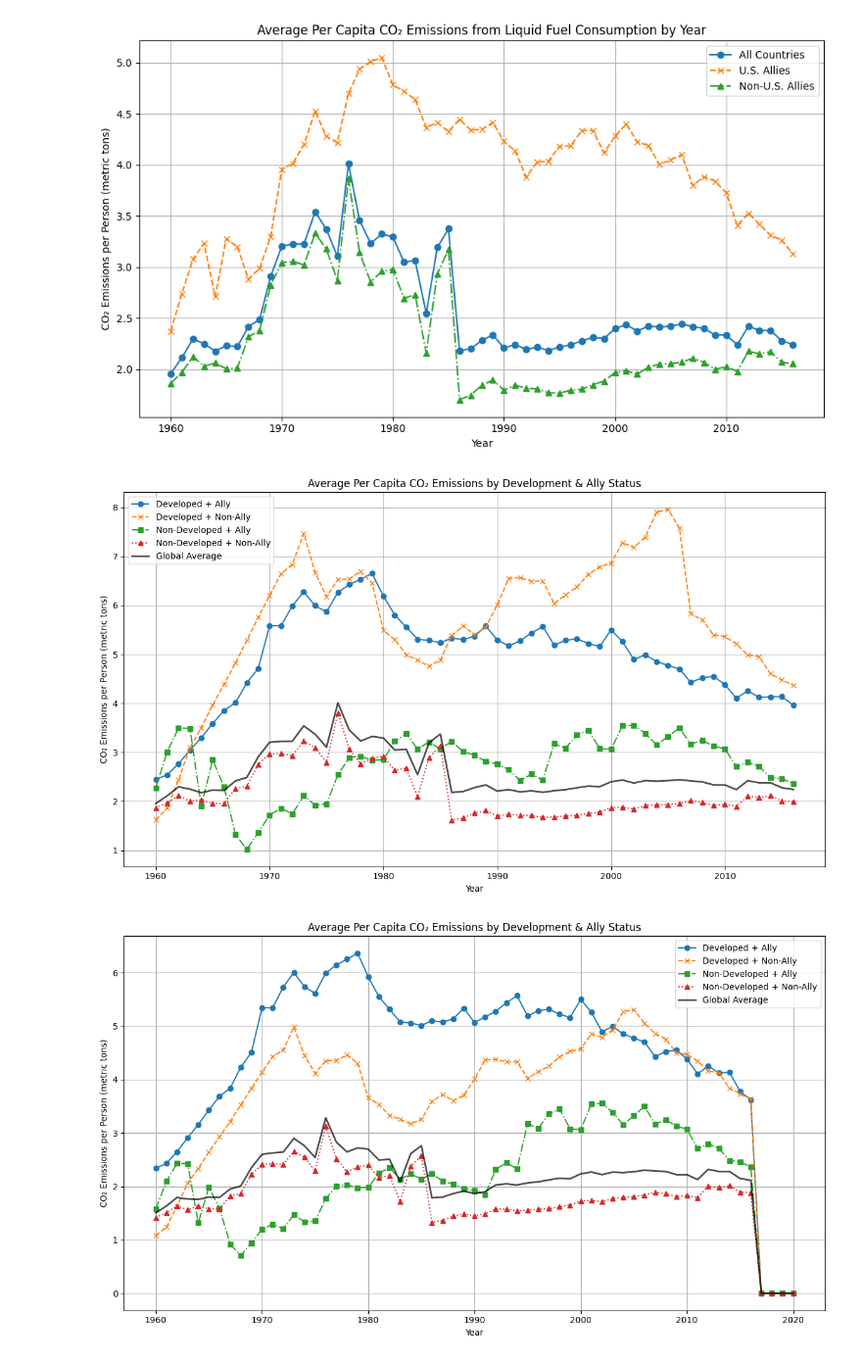
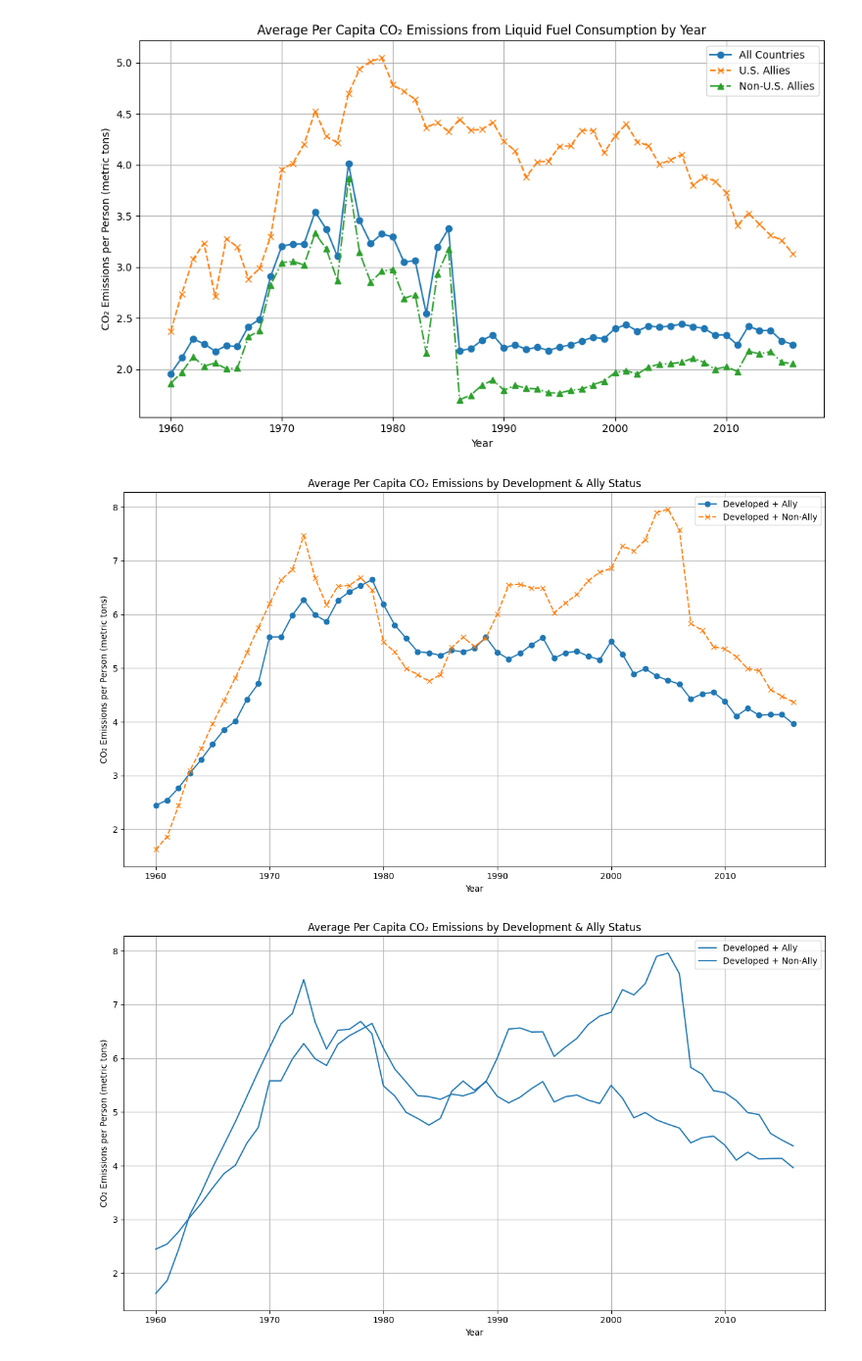
Before and after one commit to SriSupratikTalari/project2, a Jupyter notebook: climate.ipynb, the cells around one changed output. Shown at 98% size. Cells and saved outputs as stored; diff of their text form; code cells hidden in the pictures.

Commit message:
added deceptive graph

```diff
--- a/climate.ipynb
+++ b/climate.ipynb
@@ -426,27 +426,22 @@ plt.show()
 df['CO2 per capita'] = df['average_value_CO2 emissions from liquid fuel consumption (kt)'] * 1_000 / df['average_value_Population, total']
 
 # Step 2: Define group filters
-dev_ally = df[(df['Development Status'] == 'Developed') & (df['USA ally'])]
-dev_nonally = df[(df['Development Status'] == 'Developed') & (~df['USA ally'])]
-nondev_ally = df[(df['Development Status'] == 'Non-Developed') & (df['USA ally'])]
-nondev_nonally = df[(df['Development Status'] == 'Non-Developed') & (~df['USA ally'])]
+dev_ally = df[(df['Development Status'] == 'Developed') & (df['USA ally']==True)]
+dev_nonally = df[(df['Development Status'] == 'Developed') & (df['USA ally']==False)]
+
 
 # Step 3: Grouped averages
 cf_dev_ally = dev_ally.groupby('Year')['CO2 per capita'].mean()
 cf_dev_nonally = dev_nonally.groupby('Year')['CO2 per capita'].mean()
-cf_nondev_ally = nondev_ally.groupby('Year')['CO2 per capita'].mean()
-cf_nondev_nonally = nondev_nonally.groupby('Year')['CO2 per capita'].mean()
+
 
 # Step 4: Global average per capita
-cf_global = df.groupby('Year')['CO2 per capita'].mean()
+
 
 # Step 5: Plotting
 plt.figure(figsize=(12, 7))
 cf_dev_ally.plot(label='Developed + Ally', marker='o', linestyle='-')
 cf_dev_nonally.plot(label='Developed + Non-Ally', marker='x', linestyle='--')
-cf_nondev_ally.plot(label='Non-Developed + Ally', marker='s', linestyle='-.')
-cf_nondev_nonally.plot(label='Non-Developed + Non-Ally', marker='^', linestyle=':')
-cf_global.plot(label='Global Average', color='black', linewidth=2, linestyle='-', alpha=0.7)
 
 # Step 6: Styling
 plt.title('Average Per Capita CO₂ Emissions by Development & Ally Status')
@@ -457,40 +452,40 @@ plt.grid(True)
 plt.tight_layout()
 plt.show()
 # %% [output]
-[figure, old version]
+[figure, new version]
 # %%
 df['CO2 per capita'] = df['average_value_CO2 emissions from liquid fuel consumption (kt)'] * 1_000 / df['average_value_Population, total']
-df=df.fillna(0)
+
 # Step 2: Define group filters
-dev_ally = df[(df['Development Status'] == 'Developed') & (df['USA ally'])]
-dev_nonally = df[(df['Development Status'] == 'Developed') & (~df['USA ally'])]
-nondev_ally = df[(df['Development Status'] == 'Non-Developed') & (df['USA ally'])]
-nondev_nonally = df[(df['Development Status'] == 'Non-Developed') & (~df['USA ally'])]
+dev_ally = df[(df['Development Status'] == 'Developed') & (df['USA ally']==True)]
+dev_nonally = df[(df['Development Status'] == 'Developed') & (df['USA ally']==False)]
+
 
 # Step 3: Grouped averages
 cf_dev_ally = dev_ally.groupby('Year')['CO2 per capita'].mean()
 cf_dev_nonally = dev_nonally.groupby('Year')['CO2 per capita'].mean()
-cf_nondev_ally = nondev_ally.groupby('Year')['CO2 per capita'].mean()
-cf_nondev_nonally = nondev_nonally.groupby('Year')['CO2 per capita'].mean()
+
 
 # Step 4: Global average per capita
-cf_global = df.groupby('Year')['CO2 per capita'].mean()
+
 
 # Step 5: Plotting
 plt.figure(figsize=(12, 7))
-cf_dev_ally.plot(label='Developed + Ally', marker='o', linestyle='-')
-cf_dev_nonally.plot(label='Developed + Non-Ally', marker='x', linestyle='--')
-cf_nondev_ally.plot(label='Non-Developed + Ally', marker='s', linestyle='-.')
-cf_nondev_nonally.plot(label='Non-Developed + Non-Ally', marker='^', linestyle=':')
-cf_global.plot(label='Global Average', color='black', linewidth=2, linestyle='-', alpha=0.7)
+
+# Nearly indistinguishable shades of blue
+color_ally = '#1f77b4'       # Original blue
+color_nonally = '#1f77b5'    # One hex digit off (almost imperceptible difference)
+
+cf_dev_ally.plot(label='Developed + Ally', color=color_ally)
+cf_dev_nonally.plot(label='Developed + Non-Ally', color=color_nonally)
 
 # Step 6: Styling
 plt.title('Average Per Capita CO₂ Emissions by Development & Ally Status')
 plt.xlabel('Year')
 plt.ylabel('CO₂ Emissions per Person (metric tons)')
 plt.legend()
 plt.grid(True)
 plt.tight_layout()
 plt.show()
 # %% [output]
-[figure, old version]
+[figure, new version]
```
Also changed, not shown: parts of 1 cell of this notebook, 1 other file.
